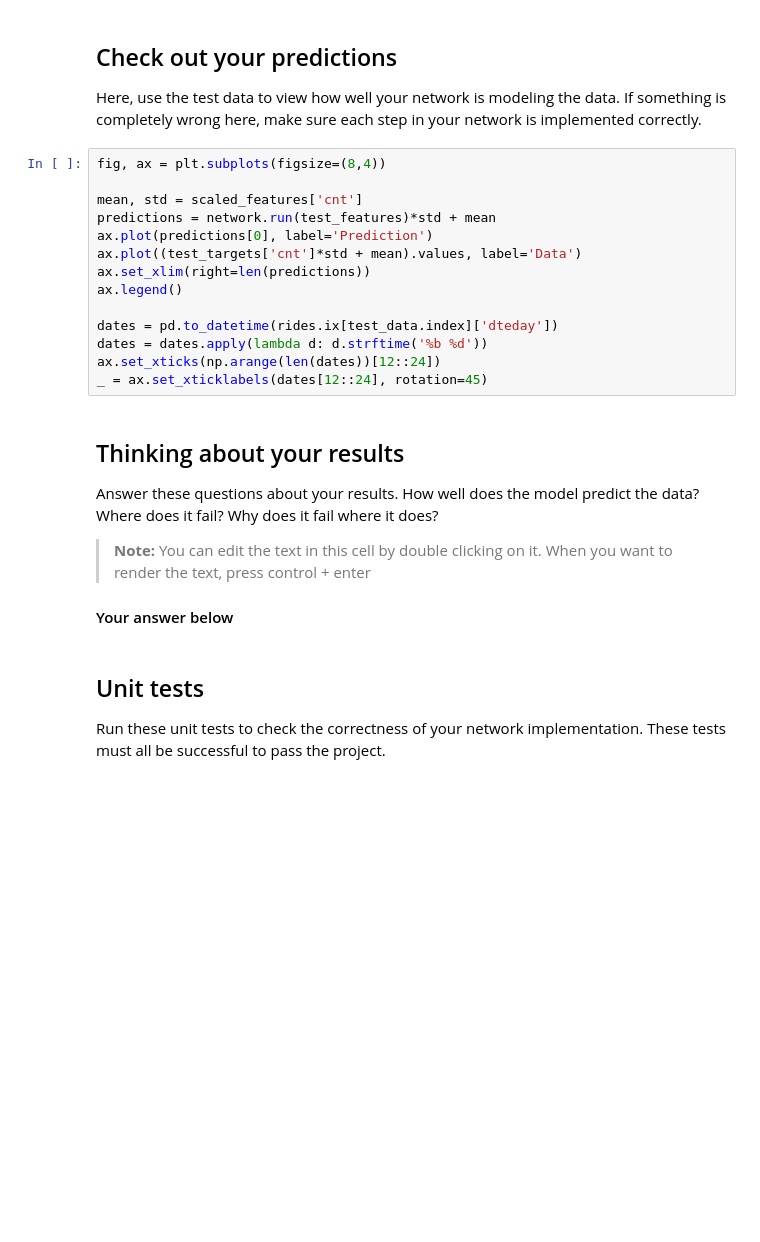
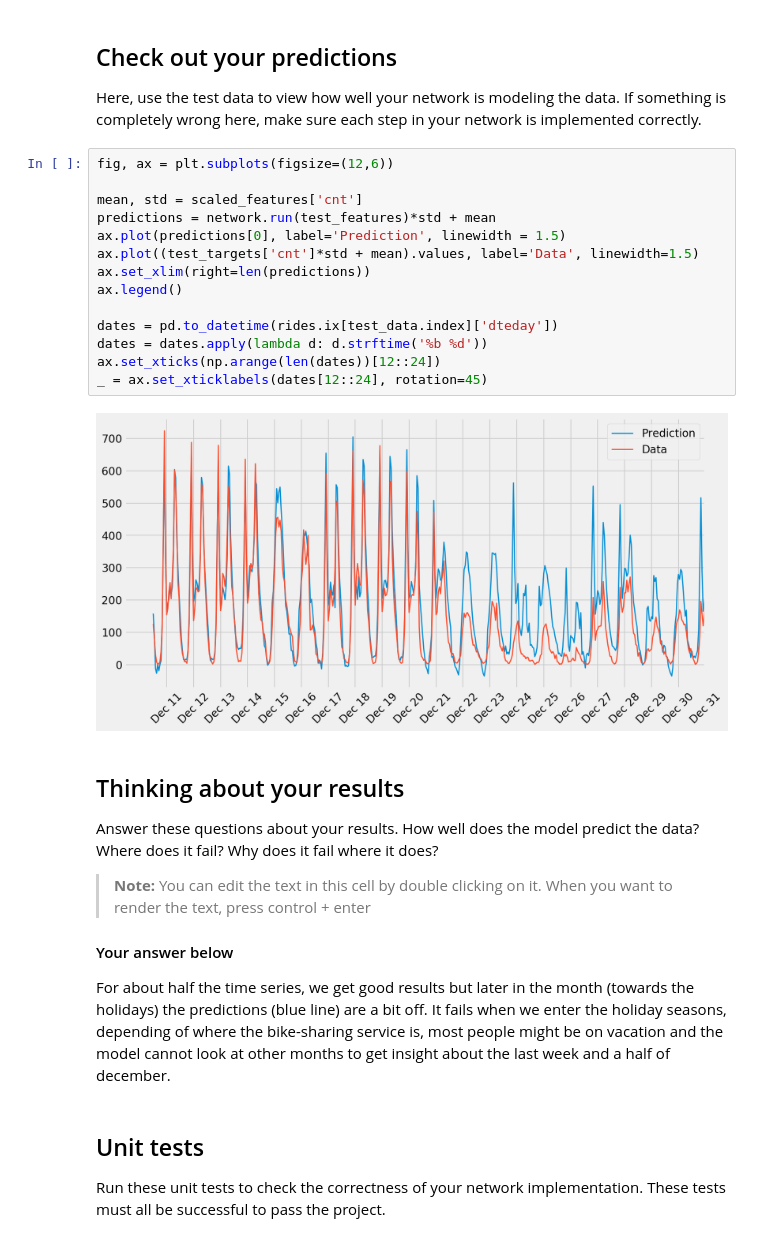
Before and after one commit to lemoinef/practice, a Jupyter notebook: deep_learning_with_siraj/dlnd-your-first-network/DLND-your-first-network/dlnd-your-first-neural-network.ipynb, the cells around one changed output. Saved outputs shown, nothing was run; the diff lists cells and outputs as text; blank space fills up the shorter version.

```diff
--- a/deep_learning_with_siraj/dlnd-your-first-network/DLND-your-first-network/dlnd-your-first-neural-network.ipynb
+++ b/deep_learning_with_siraj/dlnd-your-first-network/DLND-your-first-network/dlnd-your-first-neural-network.ipynb
@@ -236,19 +241,21 @@ plt.ylim(ymax=0.5)
 
 Here, use the test data to view how well your network is modeling the data. If something is completely wrong here, make sure each step in your network is implemented correctly.
 # %%
-fig, ax = plt.subplots(figsize=(8,4))
+fig, ax = plt.subplots(figsize=(12,6))
 
 mean, std = scaled_features['cnt']
 predictions = network.run(test_features)*std + mean
-ax.plot(predictions[0], label='Prediction')
-ax.plot((test_targets['cnt']*std + mean).values, label='Data')
+ax.plot(predictions[0], label='Prediction', linewidth = 1.5)
+ax.plot((test_targets['cnt']*std + mean).values, label='Data', linewidth=1.5)
 ax.set_xlim(right=len(predictions))
 ax.legend()
 
 dates = pd.to_datetime(rides.ix[test_data.index]['dteday'])
 dates = dates.apply(lambda d: d.strftime('%b %d'))
 ax.set_xticks(np.arange(len(dates))[12::24])
 _ = ax.set_xticklabels(dates[12::24], rotation=45)
+# %% [output]
+[figure, added]
 # %% [markdown]
 ## Thinking about your results
 
@@ -257,6 +264,8 @@ Answer these questions about your results. How well does the model predict the d
 > **Note:** You can edit the text in this cell by double clicking on it. When you want to render the text, press control + enter
 
 #### Your answer below
+
+For about half the time series, we get good results but later in the month (towards the holidays) the predictions (blue line) are a bit off. It fails when we enter the holiday seasons, depending of where the bike-sharing service is, most people might be on vacation and the model cannot look at other months to get insight about the last week and a half of december.
 # %% [markdown]
 ## Unit tests
 
```
Also changed, not shown: parts of 10 cells of this notebook.
